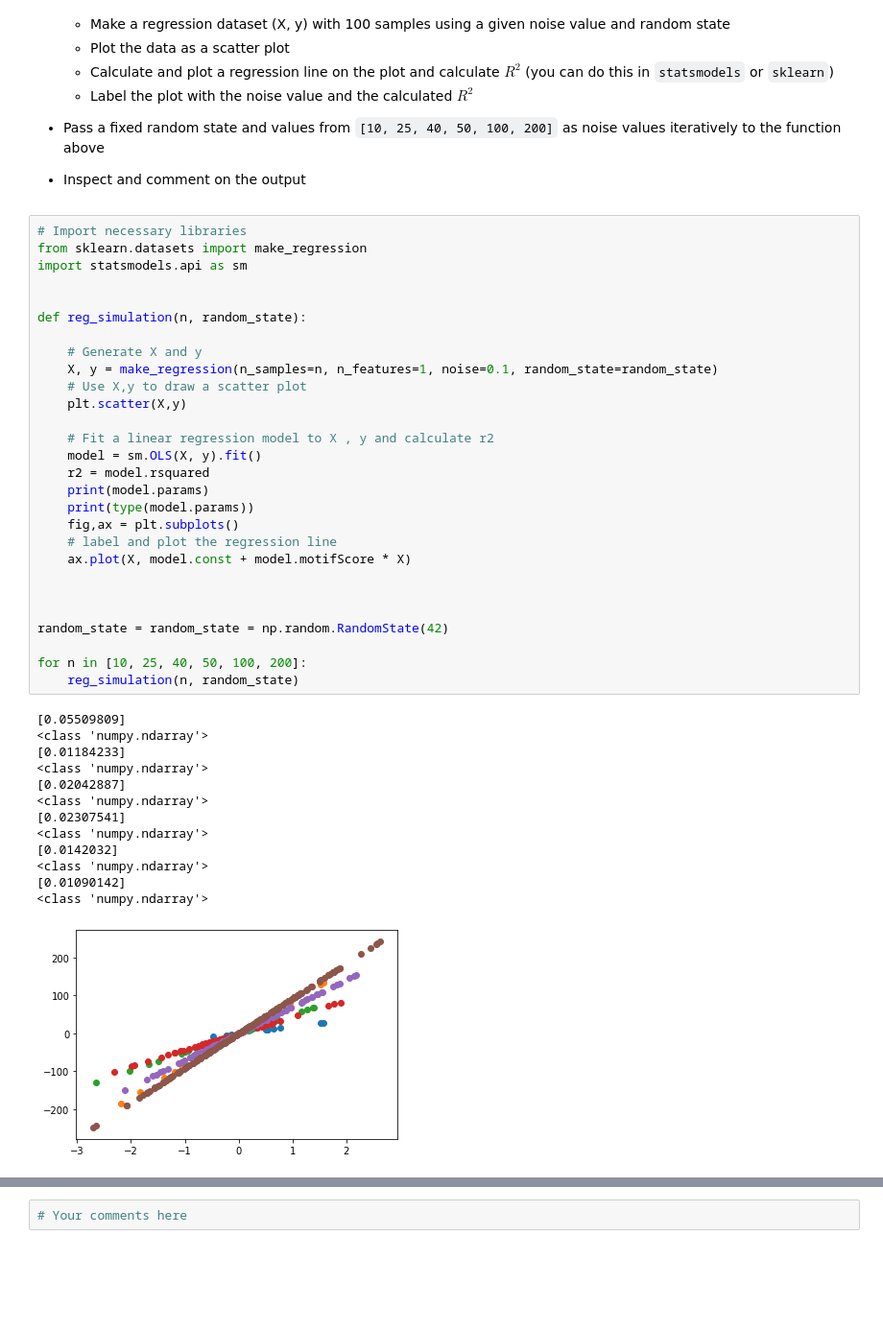
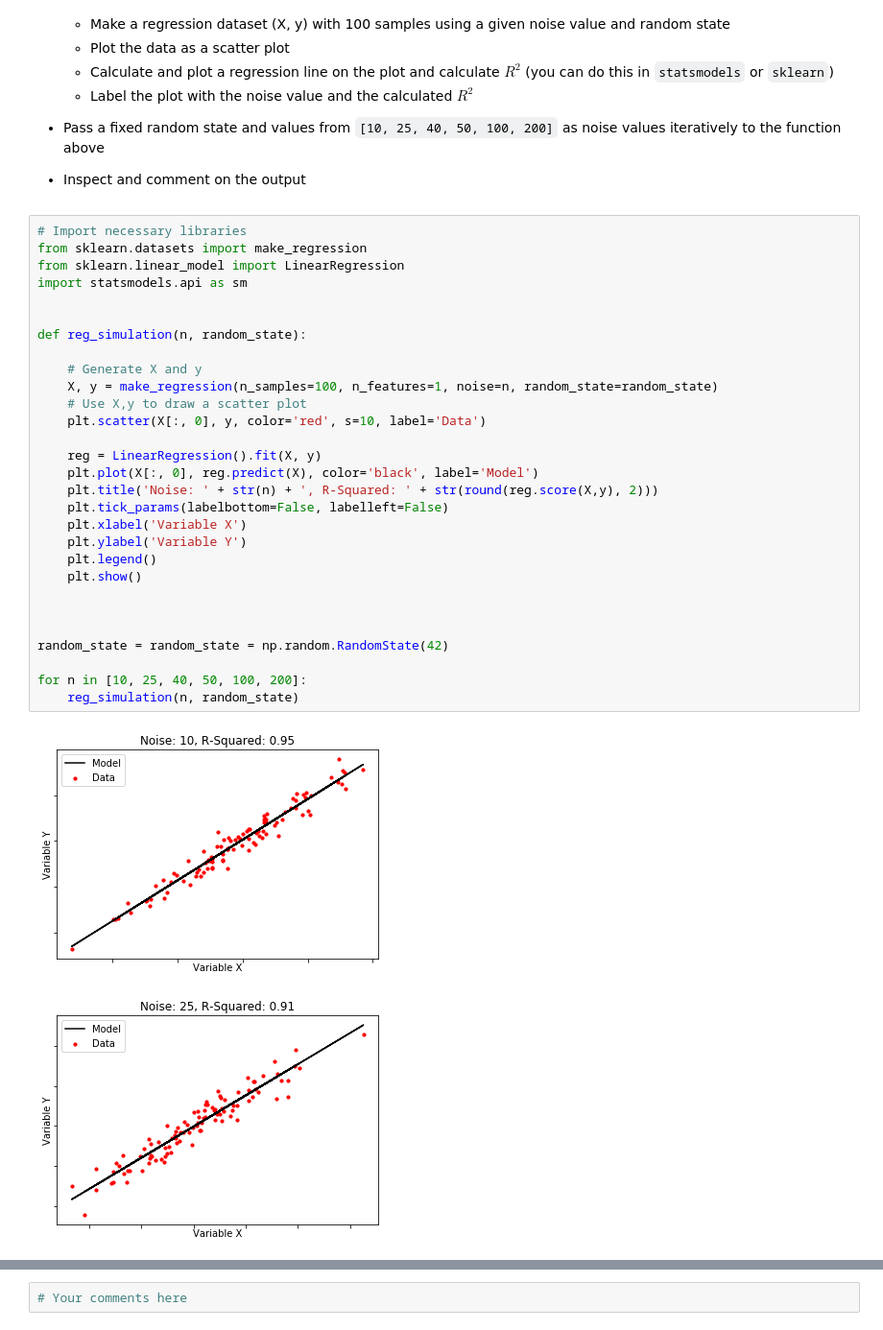
Before and after one commit to learn-co-students/dsc-generating-data-lab-online-ds-sp-000, a Jupyter notebook: index.ipynb, the cells around one changed output, grey strips where cells are left out. Shown at 96% size. Drawn from its saved outputs; the diff is of its cells as text; blank space fills up the shorter version.

```diff
--- a/index.ipynb
+++ b/index.ipynb
@@ -122,42 +122,32 @@ Create a function `reg_simulation()` to run a regression simulation creating a n
 # %%
 # Import necessary libraries
 from sklearn.datasets import make_regression
+from sklearn.linear_model import LinearRegression
 import statsmodels.api as sm
 
 
 def reg_simulation(n, random_state):
 
     # Generate X and y
-    X, y = make_regression(n_samples=n, n_features=1, noise=0.1, random_state=random_state)
+    X, y = make_regression(n_samples=100, n_features=1, noise=n, random_state=random_state)
     # Use X,y to draw a scatter plot
-    plt.scatter(X,y)
+    plt.scatter(X[:, 0], y, color='red', s=10, label='Data')
 
-    # Fit a linear regression model to X , y and calculate r2
-    model = sm.OLS(X, y).fit()
-    r2 = model.rsquared
-    print(model.params)
-    print(type(model.params))
-    fig,ax = plt.subplots()
-    # label and plot the regression line
-    ax.plot(X, model.const + model.motifScore * X)
+    reg = LinearRegression().fit(X, y)
+    plt.plot(X[:, 0], reg.predict(X), color='black', label='Model')
+    plt.title('Noise: ' + str(n) + ', R-Squared: ' + str(round(reg.score(X,y), 2)))
+    plt.tick_params(labelbottom=False, labelleft=False)
+    plt.xlabel('Variable X')
+    plt.ylabel('Variable Y')
+    plt.legend()
+    plt.show()
 
 
 
 random_state = random_state = np.random.RandomState(42)
 
 for n in [10, 25, 40, 50, 100, 200]:
     reg_simulation(n, random_state)
 # %% [output]
-[0.05509809]
-<class 'numpy.ndarray'>
-[0.01184233]
-<class 'numpy.ndarray'>
-[0.02042887]
-<class 'numpy.ndarray'>
-[0.02307541]
-<class 'numpy.ndarray'>
-[0.0142032]
-<class 'numpy.ndarray'>
-[0.01090142]
-<class 'numpy.ndarray'>
-[figure, old version]
+[figure, new version]
+[figure, added]
```
Also changed, not shown: parts of 1 cell of this notebook.
